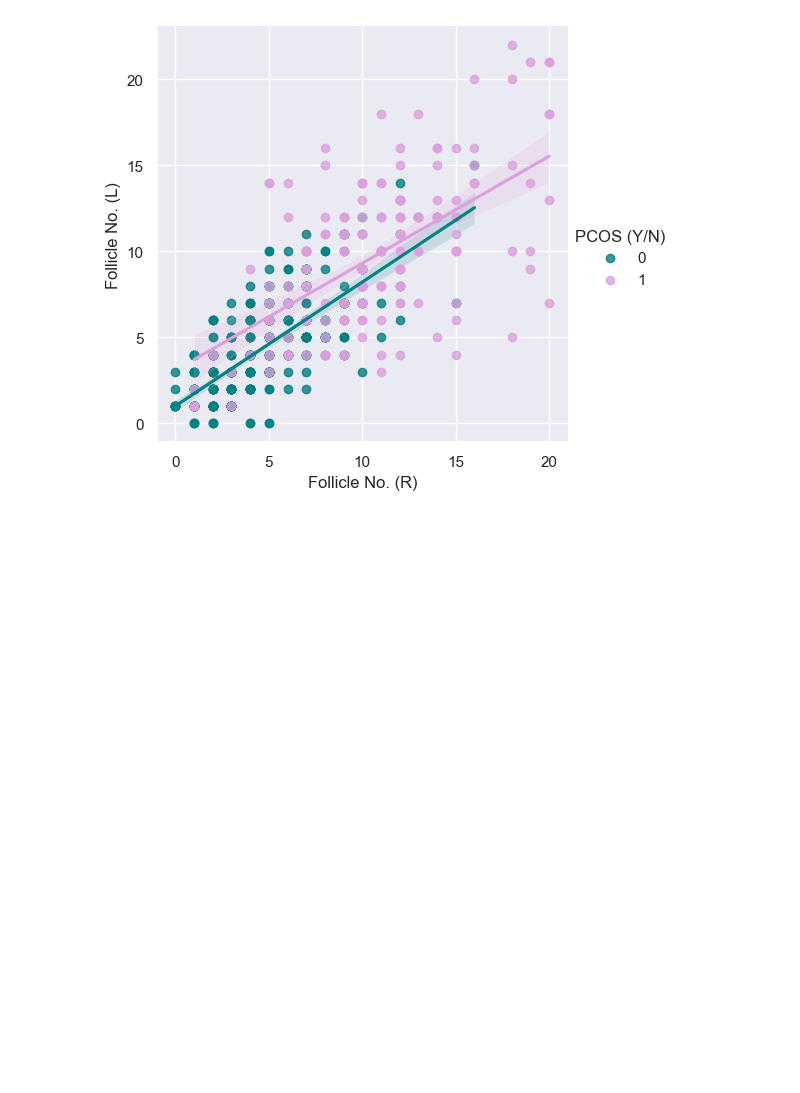
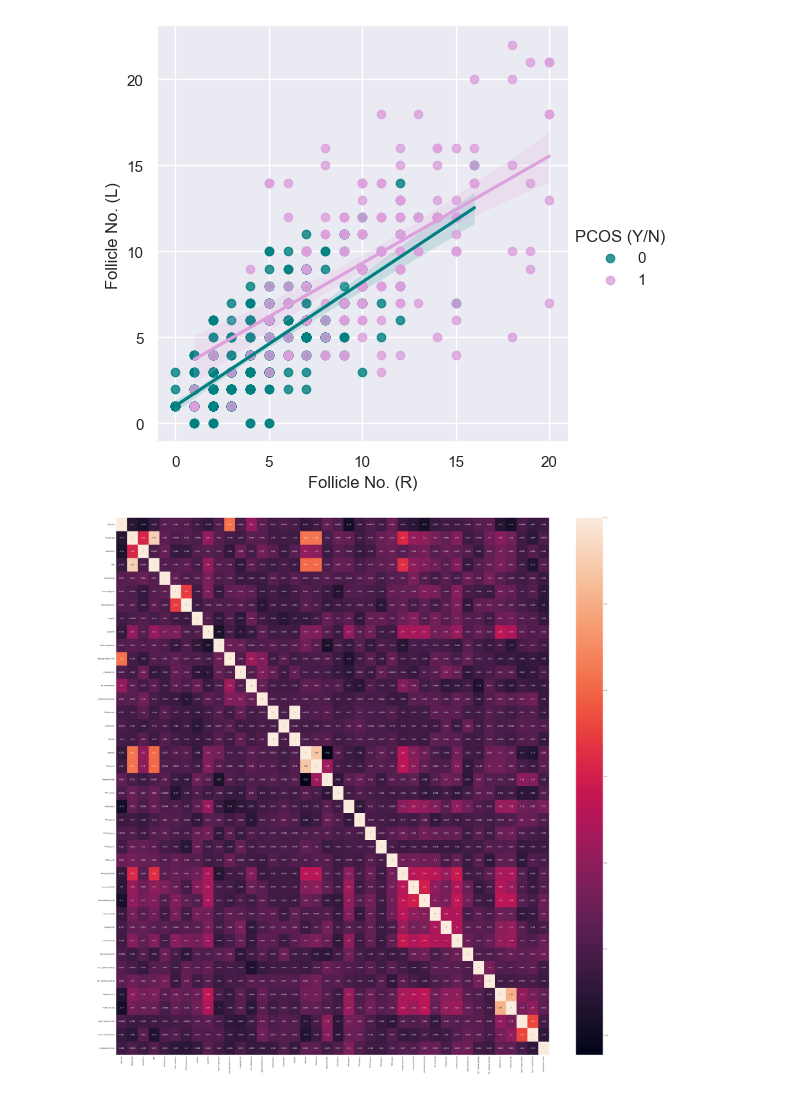
Before and after one commit to harish650/pcos-research-paper, a Jupyter notebook: pcos.ipynb, the cells around one changed output. Saved outputs shown, nothing was run; the diff lists cells and outputs as text; code cells hidden in the pictures; blank space fills up the shorter version.

```diff
--- a/pcos.ipynb
+++ b/pcos.ipynb
@@ -165,6 +165,18 @@ sns.lmplot(data =data,x='Follicle No. (R)',y='Follicle No. (L)', hue="PCOS (Y/N)
 plt.show()
 # %% [output]
 [figure]
+# %%
+#heat map
+import seaborn as sns
+
+var_train, var_test, res_train, res_test = train_test_split(data[features],data[pcosYN], test_size = 0.3)
+core=var_train.corr()
+sns.set(rc = {'figure.figsize':(60,60)})
+
+sns.heatmap(core,annot=True)
+plt.show()
+# %% [output]
+[figure, added]
 # %%
 #decision tree
 import pandas
```
Also changed, not shown: parts of 9 cells of this notebook, 1 other file.
